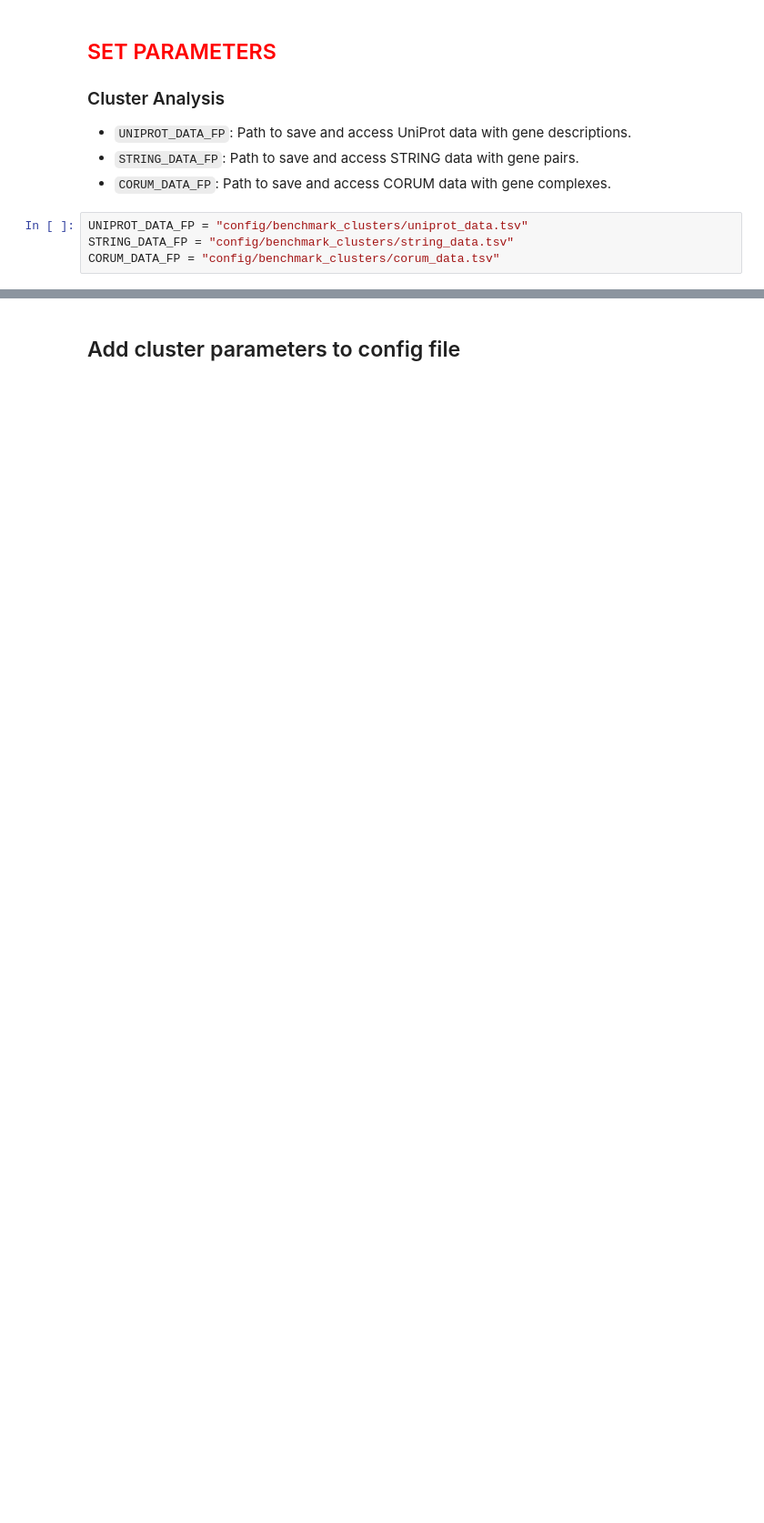
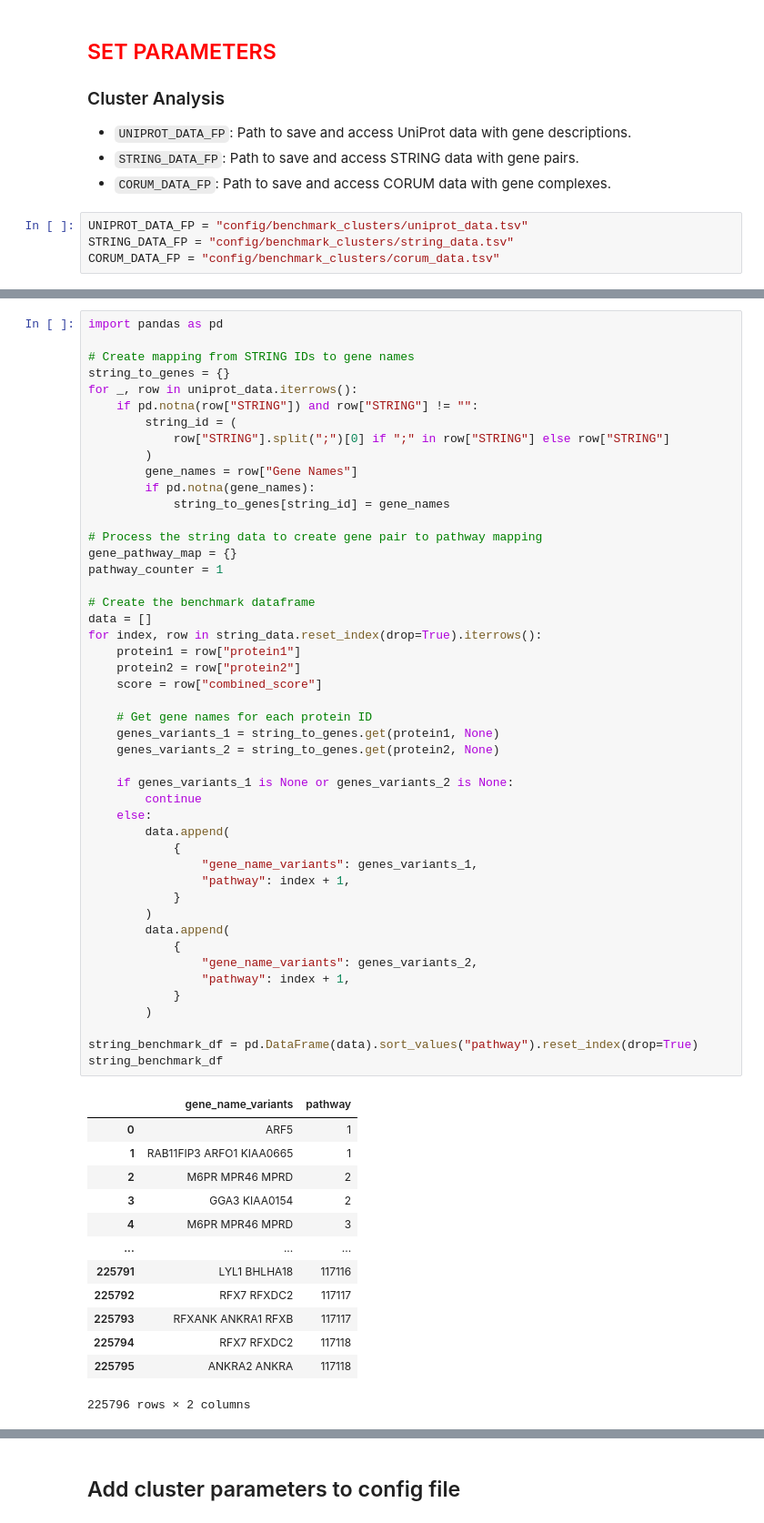
Before and after one commit to cheeseman-lab/brieflow-analysis, a Jupyter notebook: analysis/9.configure_cluster_params.ipynb, the cells around one changed output, grey strips where cells are left out. Shown at 91% size. Cells and saved outputs as stored; diff of their text form; blank space fills up the shorter version.

```diff
--- a/analysis/9.configure_cluster_params.ipynb
+++ b/analysis/9.configure_cluster_params.ipynb
@@ -179,0 +192,61 @@ display(global_metrics)
+# %%
+import pandas as pd
+
+# Create mapping from STRING IDs to gene names
+string_to_genes = {}
+for _, row in uniprot_data.iterrows():
+    if pd.notna(row["STRING"]) and row["STRING"] != "":
+        string_id = (
+            row["STRING"].split(";")[0] if ";" in row["STRING"] else row["STRING"]
+        )
+        gene_names = row["Gene Names"]
+        if pd.notna(gene_names):
+            string_to_genes[string_id] = gene_names
+
+# Process the string data to create gene pair to pathway mapping
+gene_pathway_map = {}
+pathway_counter = 1
+
+# Create the benchmark dataframe
+data = []
+for index, row in string_data.reset_index(drop=True).iterrows():
+    protein1 = row["protein1"]
+    protein2 = row["protein2"]
+    score = row["combined_score"]
+
+    # Get gene names for each protein ID
+    genes_variants_1 = string_to_genes.get(protein1, None)
+    genes_variants_2 = string_to_genes.get(protein2, None)
+
+    if genes_variants_1 is None or genes_variants_2 is None:
+        continue
+    else:
+        data.append(
+            {
+                "gene_name_variants": genes_variants_1,
+                "pathway": index + 1,
+            }
+        )
+        data.append(
+            {
+                "gene_name_variants": genes_variants_2,
+                "pathway": index + 1,
+            }
+        )
+
+string_benchmark_df = pd.DataFrame(data).sort_values("pathway").reset_index(drop=True)
+string_benchmark_df
+# %% [output]
+|  | gene_name_variants | pathway |
+| 0 | ARF5 | 1 |
+| 1 | RAB11FIP3 ARFO1 KIAA0665 | 1 |
+| 2 | M6PR MPR46 MPRD | 2 |
+| 3 | GGA3 KIAA0154 | 2 |
+| 4 | M6PR MPR46 MPRD | 3 |
+| ... | ... | ... |
+| 225791 | LYL1 BHLHA18 | 117116 |
+| 225792 | RFX7 RFXDC2 | 117117 |
+| 225793 | RFXANK ANKRA1 RFXB | 117117 |
+| 225794 | RFX7 RFXDC2 | 117118 |
+| 225795 | ANKRA2 ANKRA | 117118 |
+225796 rows × 2 columns
```
Also changed, not shown: parts of 6 cells of this notebook, 4 other files.
